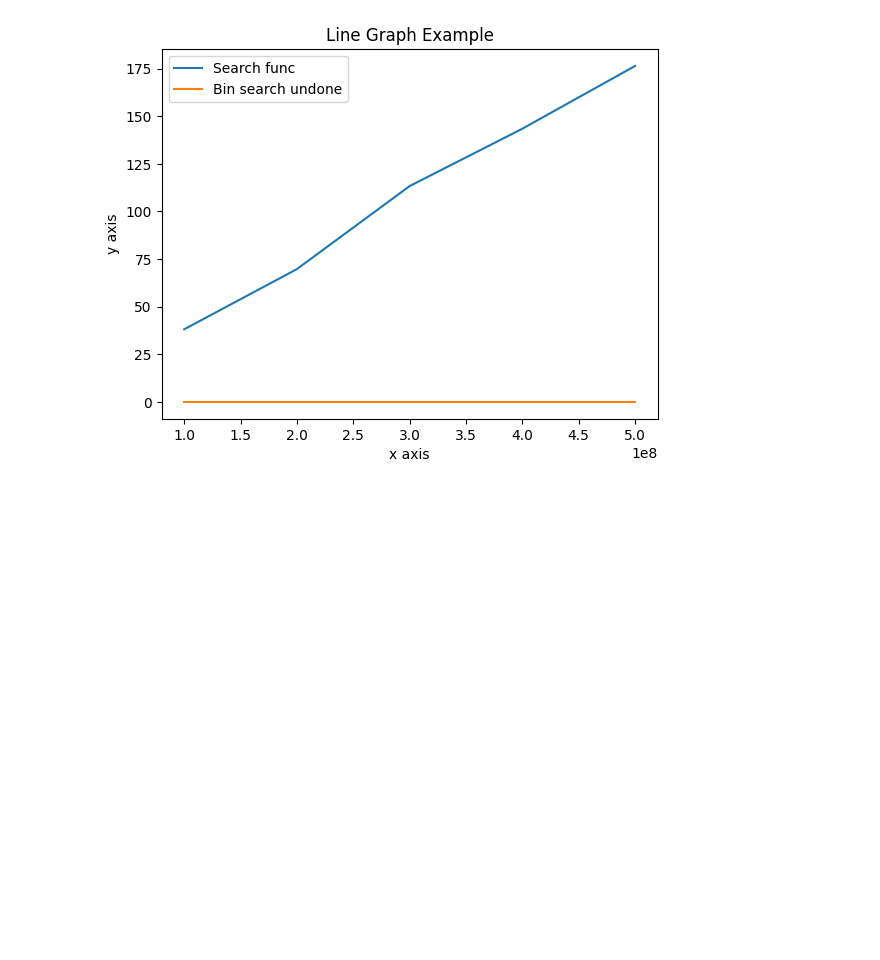
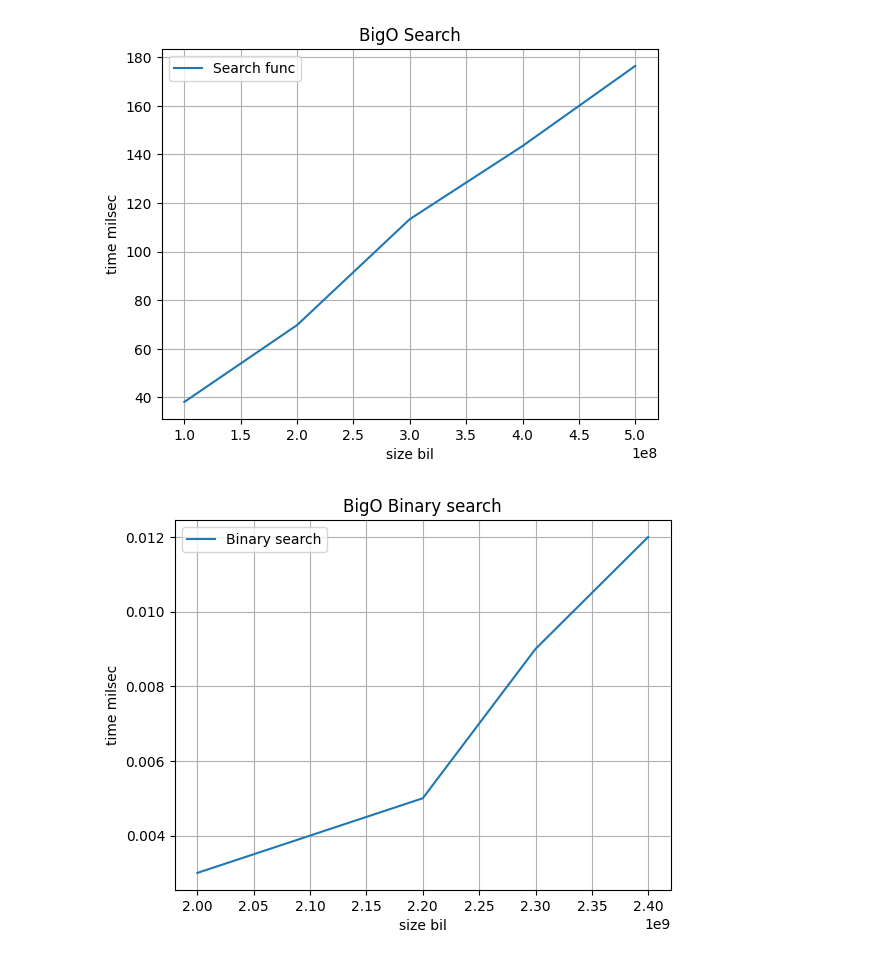
Before and after one commit to IgoninID/ArraysSAOD, a Jupyter notebook: Charts_for_search_functions.ipynb, the cells around one changed output. Drawn from its saved outputs; the diff is of its cells as text; code cells hidden in the pictures; blank space fills up the shorter version.

```diff
--- a/Charts_for_search_functions.ipynb
+++ b/Charts_for_search_functions.ipynb
@@ -2,18 +2,29 @@
 <a href="https://colab.research.google.com/github/IgoninID/ArraysSAOD/blob/master/Charts_for_search_functions.ipynb" target="_parent"><img src="https://colab.research.google.com/assets/colab-badge.svg" alt="Open In Colab"/></a>
 # %%
 import matplotlib.pyplot as plt
+import matplotlib.pyplot as plt2
 
 x  = [100000000, 200000000, 300000000, 400000000, 500000000]
 y1 = [38.14, 69.75, 113.34, 143.46, 176.42]
-y2 = [0, 0, 0, 0, 0]
 plt.plot(x, y1, label="Search func")
-plt.plot(x, y2, label="Bin search undone")
-plt.plot()
 
-plt.xlabel("x axis")
-plt.ylabel("y axis")
-plt.title("Line Graph Example")
+plt.xlabel("size bil")
+plt.ylabel("time milsec")
+plt.title("BigO Search")
+plt.grid(1)
 plt.legend()
 plt.show()
+
+x2 = [2000000000, 2100000000, 2200000000, 2300000000, 2400000000]
+y2 = [0.003, 0.004, 0.005, 0.009, 0.012]
+plt2.plot(x2, y2, label="Binary search")
+
+plt2.xlabel("size bil")
+plt2.ylabel("time milsec")
+plt2.title("BigO Binary search")
+plt2.grid(1)
+plt2.legend()
+plt2.show()
 # %% [output]
-[figure, old version]
+[figure, new version]
+[figure, added]
```
